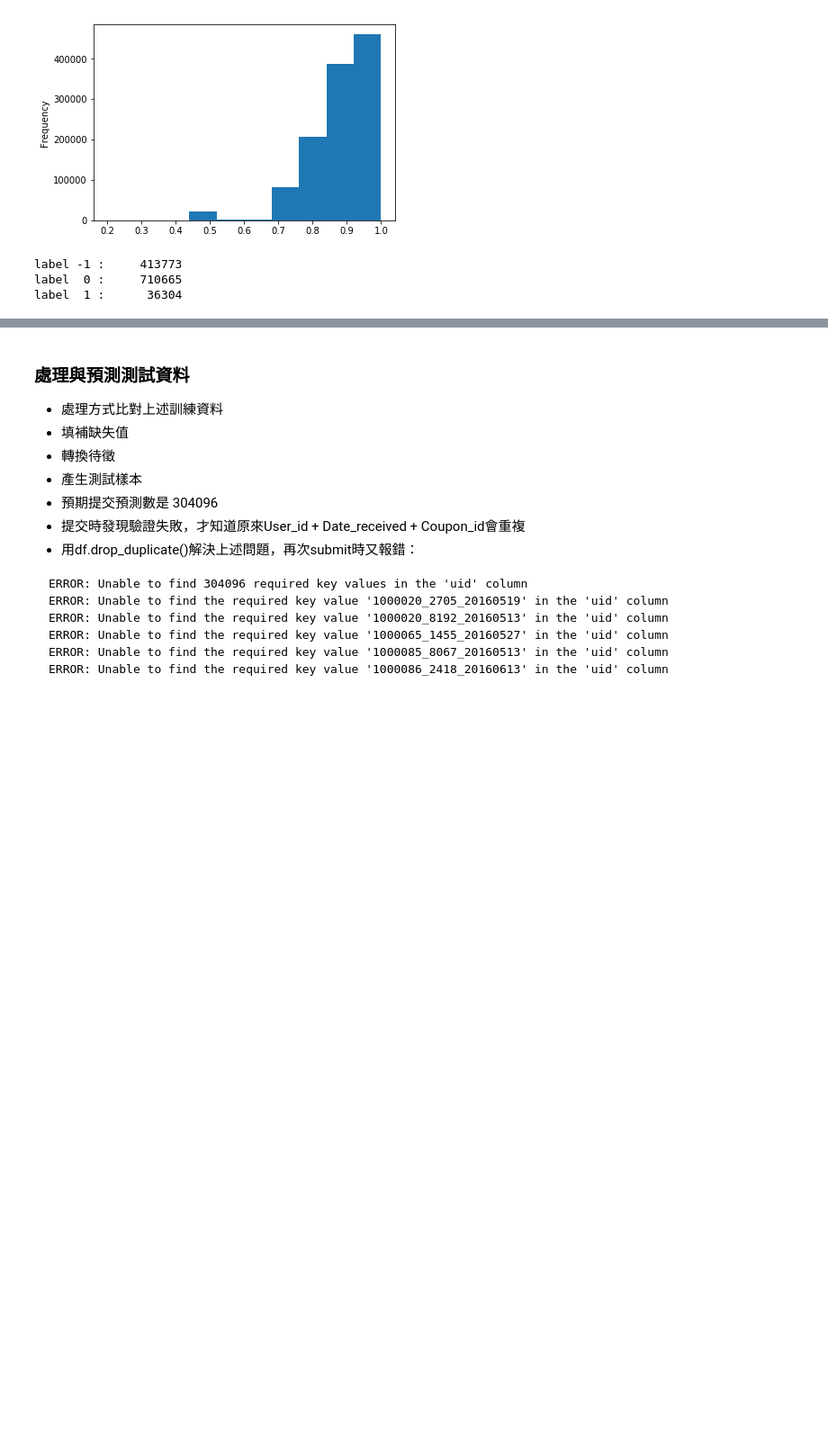
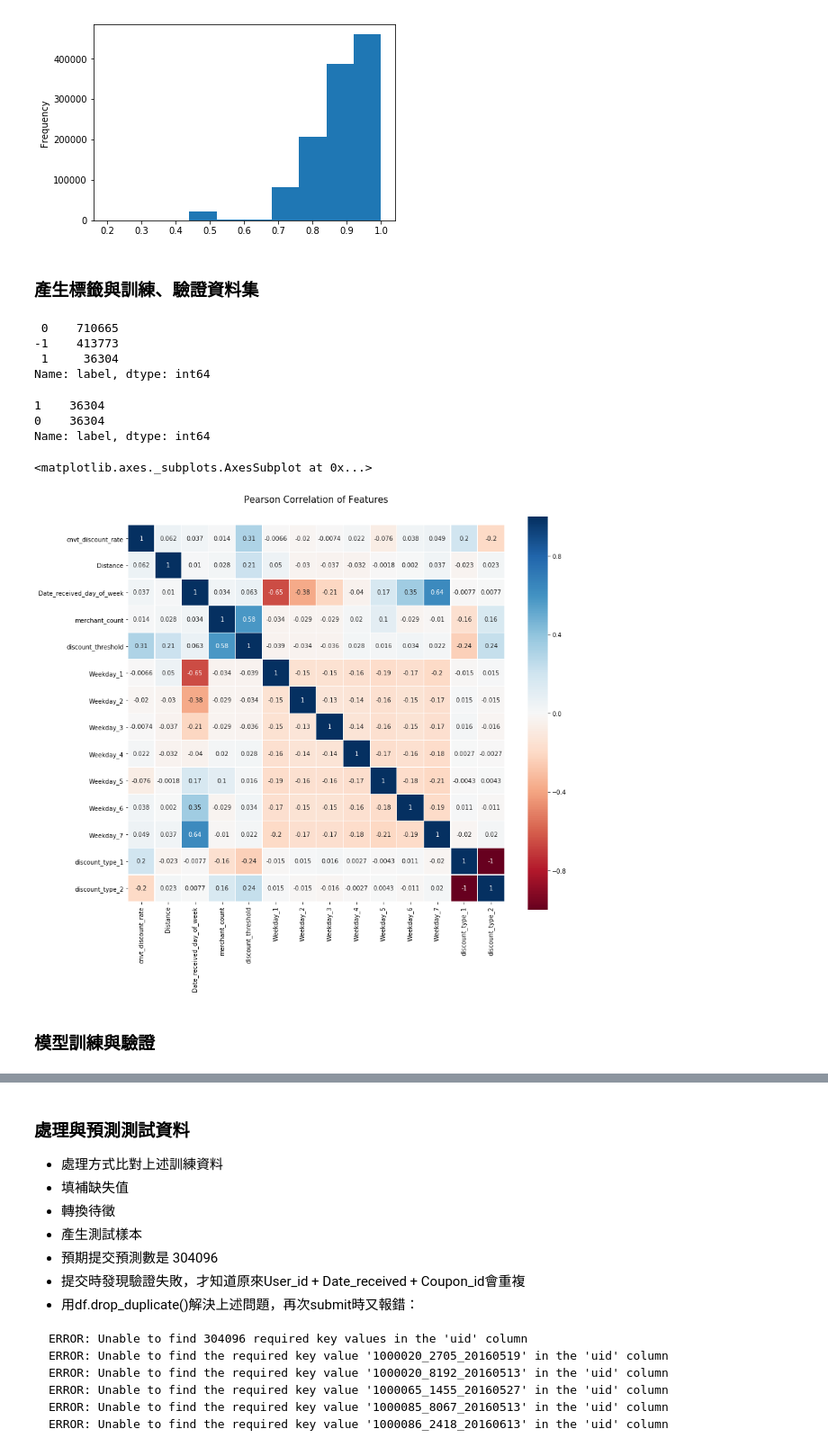
Before and after one commit to kenhutaiwan/2nd-ML100Days, a Jupyter notebook: homework/midterm.ipynb, the cells around one changed output, grey strips where cells are left out. Shown at 90% size. Cells and saved outputs as stored; diff of their text form; code cells hidden in the pictures; blank space fills up the shorter version.

```diff
--- a/homework/midterm.ipynb
+++ b/homework/midterm.ipynb
@@ -91,0 +127,4 @@ train_df[train_df['coupon_shoping_month'] >0]['coupon_shoping_month'].plot.hist(
+# %%
+# 用Merchant_id出現次數,把它轉成另一種特徵
+merchant_id_counts = train_df['Merchant_id'].value_counts()
+train_df['merchant_count'] = train_df['Merchant_id'].apply(lambda m : merchant_id_counts[m])
@@ -129,6 +191,8 @@ train_df['cnvt_discount_rate'].plot.hist()
 # %% [output]
 <matplotlib.axes._subplots.AxesSubplot at 0x...>
 [figure]
+# %% [markdown]
+### 產生標籤與訓練、驗證資料集
 # %%
 # 產生label
 # 我們要學習的是：拿到優惠券的人，會不會在15天內使用，所以還要考慮Date與Date_received的差距
@@ -145,39 +209,74 @@ train_df['cnvt_discount_rate'].plot.hist()
 def compute_date_diff(date: str, date_received: str):
     return (date_parser.isoparse(date) - date_parser.isoparse(date_received)).days
 
+
 def compute_label(row):
-    if (np.isnan(row['Date'])) & (~np.isnan(row['Coupon_id'])):
-        return 0
-    elif (~np.isnan(row['Date'])) & (~np.isnan(row['Coupon_id'])):
+    if (np.isnan(row['Date_received'])):
+        return -1
+    if (~np.isnan(row['Date'])):
         if compute_date_diff(str(int(row['Date'])), str(int(row['Date_received']))) <= 15:
             return 1
         else:
             return 0
     else:
-        return -1
+        return 0
 
 train_df['label'] = train_df.apply(compute_label, axis=1)
 train_df['label'] = train_df['label'].astype(int)
-print('label -1 : {:>10}\nlabel  0 : {:>10}\nlabel  1 : {:>10}'. format(
-      train_df[train_df['label'] == -1].shape[0],
-      train_df[train_df['label'] == 0].shape[0],
-      train_df[train_df['label'] == 1].shape[0])
-)
+
+train_df['label'].value_counts()
 # %% [output]
-label -1 :     413773
-label  0 :     710665
-label  1 :      36304
+ 0    710665
+-1    413773
+ 1     36304
+Name: label, dtype: int64
 # %%
-# 整理特徵及訓練樣本，只取label = 0或1者
+# 產生訓練與驗證資料集，只取label = 0或1者
 
 weekday_features = ['Weekday_' + str(i) for i in range(1,8)]
-features = ['cnvt_discount_rate','Distance']
+discount_type_features = ['discount_type_1', 'discount_type_2']
+
+features = ['cnvt_discount_rate','Distance', 'Date_received_day_of_week', 'merchant_count','discount_threshold']
+# features = ['cnvt_discount_rate','Distance', 'merchant_count','discount_threshold']
 features.extend(weekday_features)
+features.extend(discount_type_features)
 
 train_X = train_df[train_df['label'] >= 0][features].copy()
 train_y = train_df[train_df['label'] >= 0]['label'].copy()
 
-scaler = StandardScaler()
-train_X = scaler.fit_transform(train_X)
+# 已知標籤裡，0 : 1 大約 20 : 1
+# 若換成 2 : 1 來做訓練，不知有何不同
 
-train_train_X, test_train_X, train_train_y, test_train_y = train_test_split(train_X, train_y, test_size=0.2, random_state = 42)
+train_X_0 = train_df[train_df['label'] == 0][features].copy()
+train_X_1 = train_df[train_df['label'] == 1][features].copy()
+train_y_0 = train_df[train_df['label'] == 0]['label'].copy()
+train_y_1 = train_df[train_df['label'] == 1]['label'].copy()
+
+train_X_0 = train_X_0.sample(train_X_1.shape[0])
+train_y_0 = train_y_0.sample(train_y_1.shape[0])
+
+train_X = pd.concat([train_X_0, train_X_1], axis=0)
+train_y = pd.concat([train_y_0, train_y_1], axis=0)
+
+# scaler = StandardScaler()
+# train_X = scaler.fit_transform(train_X)
+
+train_train_X, test_train_X, train_train_y, test_train_y = train_test_split(train_X, train_y,
+                                                                            test_size=0.2, random_state = 42)
+
+print(train_y.value_counts())
+# %% [output]
+1    36304
+0    36304
+Name: label, dtype: int64
+# %%
+colormap = plt.cm.RdBu
+plt.figure(figsize=(14,12))
+plt.title('Pearson Correlation of Features', y=1.05, size=15)
+sns.heatmap(train_X.astype(float).corr(),linewidths=0.1,vmax=1.0,
+            square=True, cmap=colormap, linecolor='white', annot=True)
+# %% [output]
+<matplotlib.axes._subplots.AxesSubplot at 0x...>
+[figure, added]
+# %% [markdown]
+### 模型訓練與驗證
```
Also changed, not shown: parts of 25 cells of this notebook.
